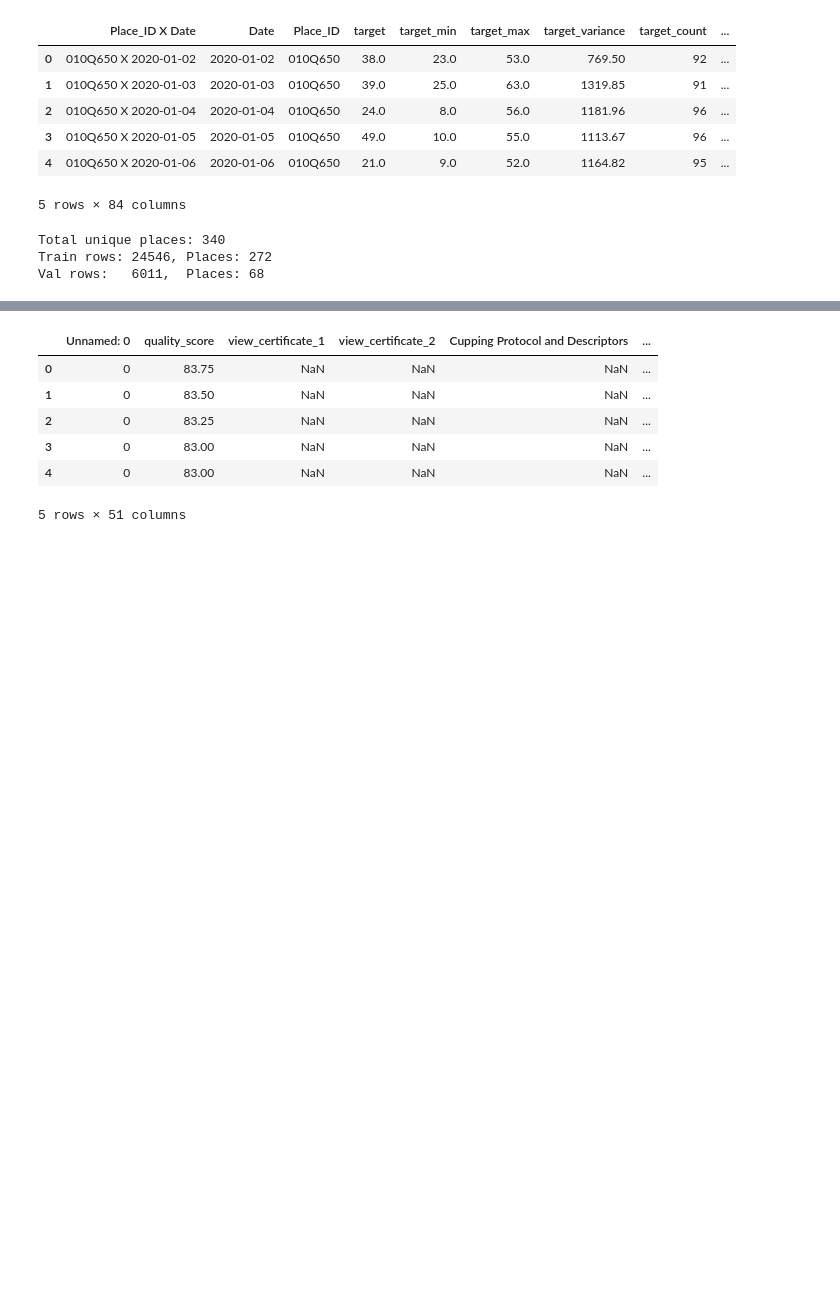
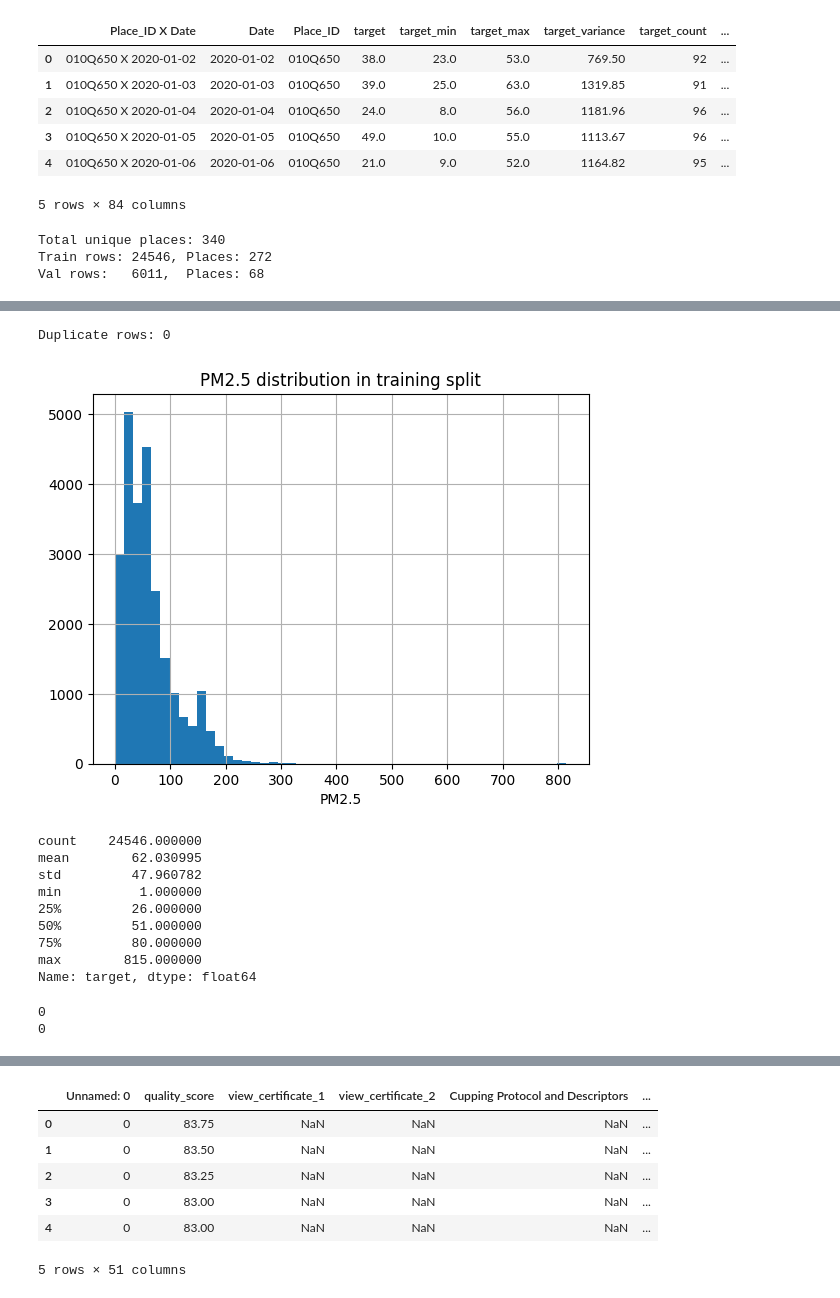
Before and after one commit to flyingpinguu/air_pollution_mlproject, a Jupyter notebook: air_pollution.ipynb, the cells around one changed output, grey strips where cells are left out. Drawn from its saved outputs; the diff is of its cells as text; code cells hidden in the pictures; blank space fills up the shorter version.

Commit message:
Add outlier handling and target skewness checks

```diff
--- a/air_pollution.ipynb
+++ b/air_pollution.ipynb
@@ -134,0 +195,26 @@ y_val = val_split['target']
+# %%
+#looking for duplicate rows in train data set
+print(f"Duplicate rows: {X_tr.duplicated().sum()}")
+# %% [output]
+Duplicate rows: 0
+# %%
+#Target distribution: checking for heavy skewed if so then log transform
+import matplotlib.pyplot as plt
+
+y_tr.hist(bins=50)
+plt.title("PM2.5 distribution in training split")
+plt.xlabel("PM2.5")
+plt.show()
+
+print(y_tr.describe())
+# %% [output]
+[figure, added]
+count    24546.000000
+mean        62.030995
+std         47.960782
+min          1.000000
+25%         26.000000
+50%         51.000000
+75%         80.000000
+max        815.000000
+Name: target, dtype: float64
@@ -134,0 +227,7 @@ y_val = val_split['target']
+# %%
+# Verify no missing values remain
+print(X_tr_imputed.isnull().sum().sum())   # should be 0
+print(X_val_imputed.isnull().sum().sum())  # should be 0
+# %% [output]
+0
+0
```
Also changed, not shown: parts of 10 cells of this notebook.
